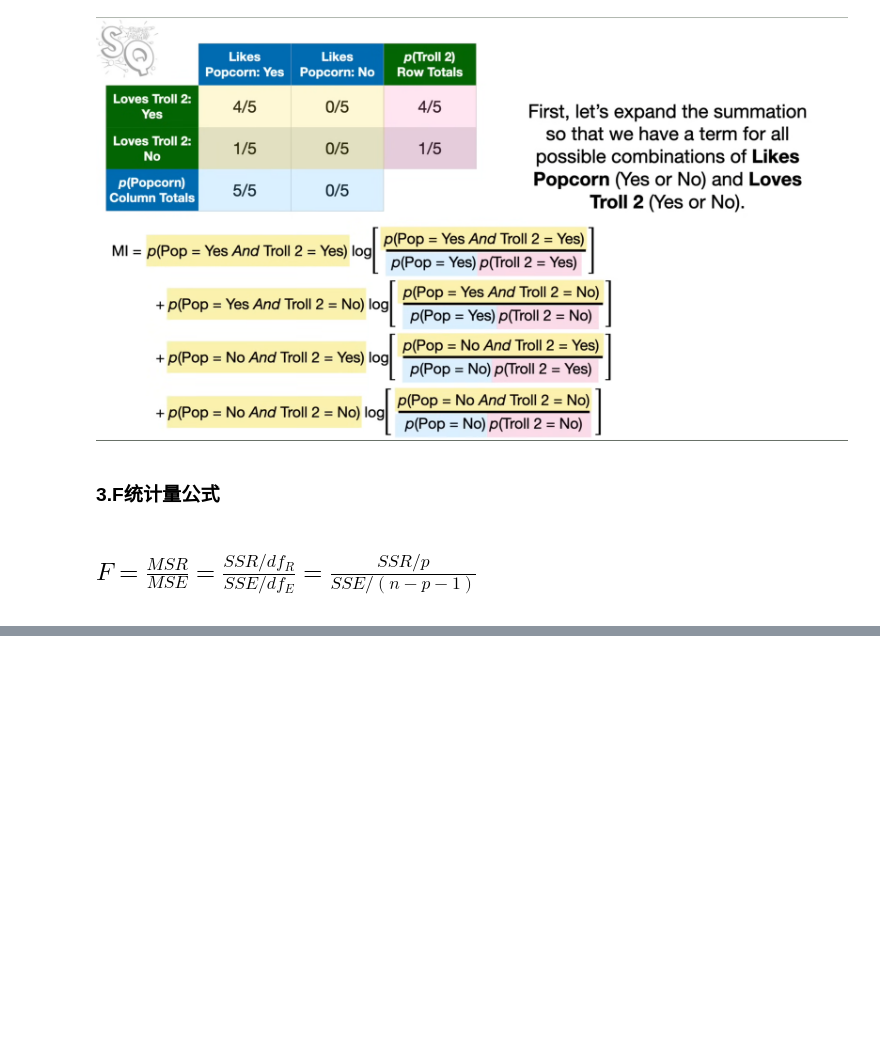
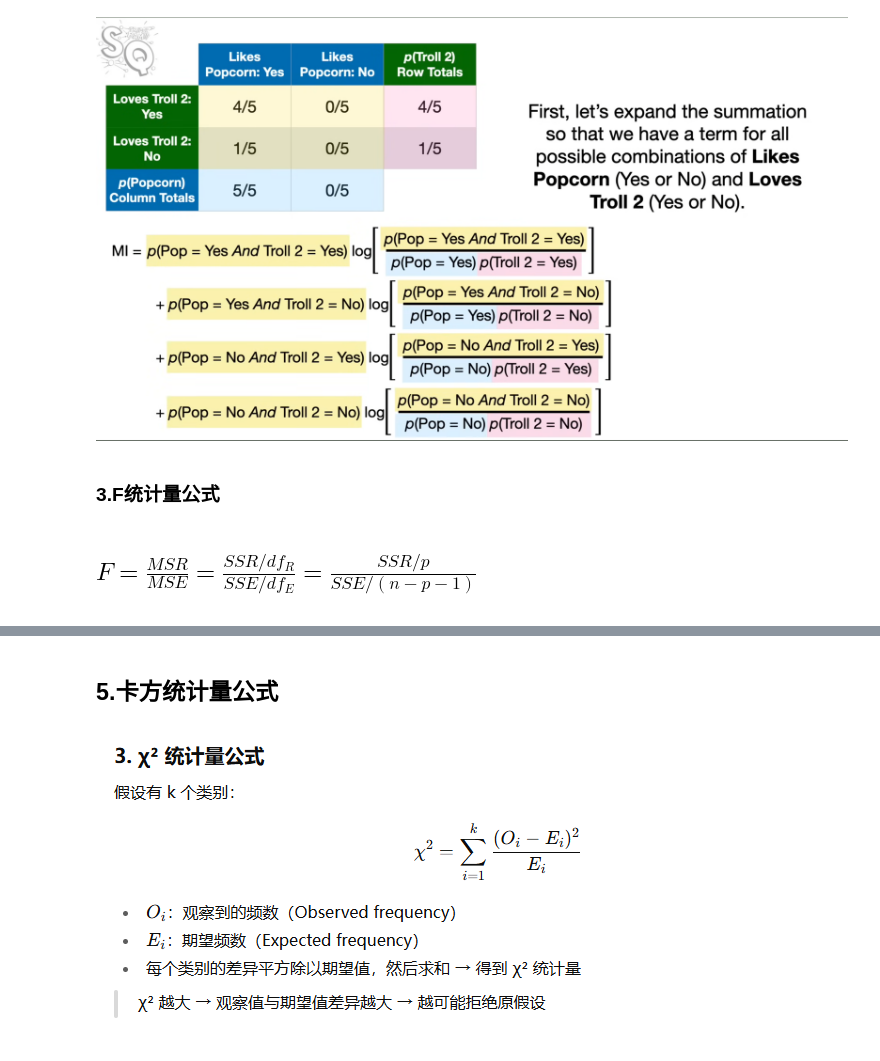
Before and after one commit to Neverg0nE/Python-note, a Jupyter notebook: Machine Learning/StatQuest-ML/Formula.ipynb, the cells around one changed output, grey strips where cells are left out. Drawn from its saved outputs; the diff is of its cells as text; code cells hidden in the pictures; blank space fills up the shorter version.

```diff
--- a/Machine Learning/StatQuest-ML/Formula.ipynb
+++ b/Machine Learning/StatQuest-ML/Formula.ipynb
@@ -21,0 +30,7 @@ $
+# %% [markdown]
+## 5.卡方统计量公式
+# %%
+from IPython.display import Image
+Image(filename='C:\\Users\\Y.Y\\Pictures\\Jp\\卡方统计量公式.png')
+# %% [output]
+[figure, added]
```
Also changed, not shown: parts of 1 cell of this notebook, 4 other files.
